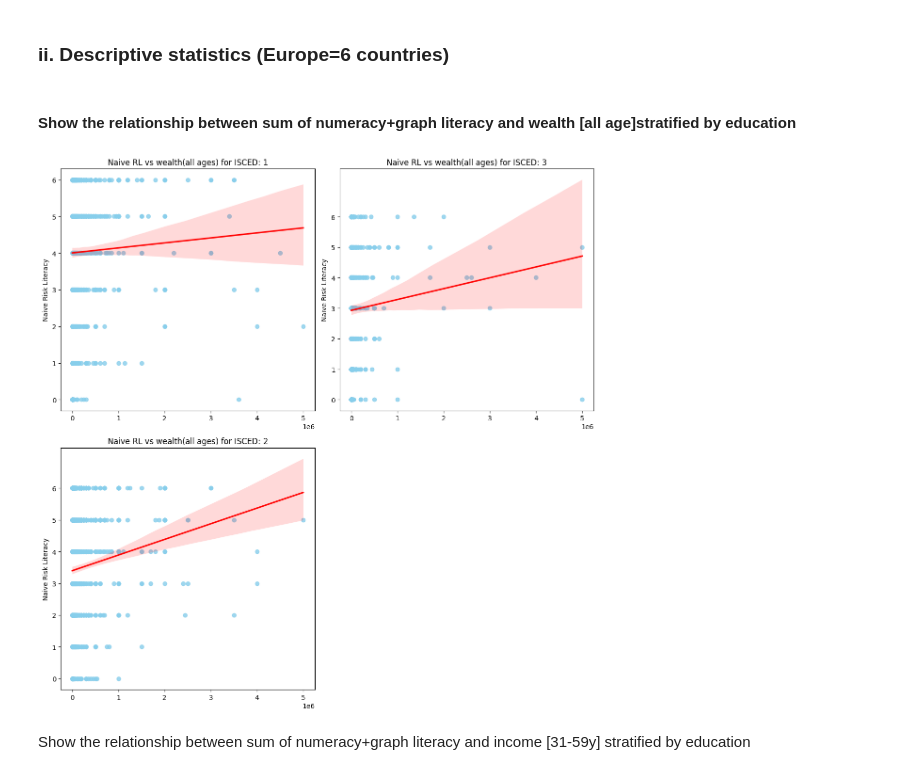
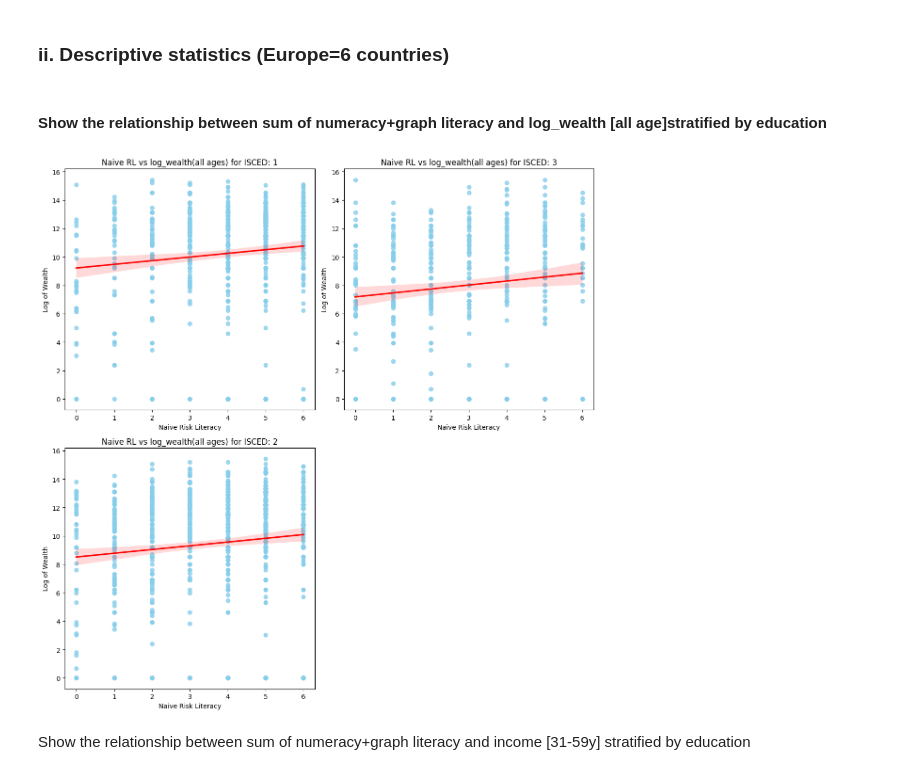
Before and after one commit to Leshleon/risk-literacy, a Jupyter notebook: data_analysis/new_code/final/221025_RL_euro_ind.ipynb, the cells around one changed output. Cells and saved outputs as stored; diff of their text form; code cells hidden in the pictures.

```diff
--- a/data_analysis/new_code/final/221025_RL_euro_ind.ipynb
+++ b/data_analysis/new_code/final/221025_RL_euro_ind.ipynb
@@ -73,6 +105,11 @@ df00 = pd.read_pickle(rf"{import_folder_path}/Europe_dataset_scoredOnly.pkl")
 # NAIVE RL caluclation
 df00["Naive_RL_6"] = df00["GraphLiteracy_3"] + df00["Numeracy_3"]
 df00["Naive_RL_%"] = df00["Naive_RL_6"] / 6 * 100
+
+# natural log of wealth
+natural_log_mask = df00["wealth"] != -1
+df00.loc[natural_log_mask, "log_wealth"] = np.log(df00.loc[natural_log_mask, "wealth"] + 1)
+df00["log_wealth"] = df00["log_wealth"].fillna(0)
 # %%
 # print("Total Observations:", df00["Q1"].count())
 
@@ -133,7 +211,7 @@ for i, country in enumerate(countries):
     for j, value in zip(sample.index, sample.values):
         axes[i].text(j, value + 0.5, f"{value/total * 100:.1f}%", ha = "center", va = "bottom", fontsize=6, color="black")
 
-    axes[i].set_yticks(np.arange(0, 151, step = 20))
+    axes[i].set_yticks(np.arange(0, 300, step = 20))
     axes[i].set_xticks(x)
     axes[i].set_xticklabels(x, rotation = 45, ha = "center")
 
@@ -163,7 +241,7 @@ for i, country in enumerate(countries):
     for j, value in zip(sample.index, sample.values):
         axes[i].text(j, value + 0.5, f"{value/total * 100:.1f}%", ha = "center", va = "bottom", fontsize=6, color="black")
 
-    axes[i].set_yticks(np.arange(0, 151, step = 20))
+    axes[i].set_yticks(np.arange(0, 300, step = 20))
     axes[i].set_xticks(x)
     axes[i].set_xticklabels(x, rotation = 45, ha = "center")
 
@@ -177,32 +255,31 @@ plt.show()
 # %% [markdown]
 ### ii. Descriptive statistics (Europe=6 countries)
 # %% [markdown]
-#### Show the relationship between sum of numeracy+graph literacy and wealth [all age]stratified by education
+#### Show the relationship between sum of numeracy+graph literacy and log_wealth [all age]stratified by education
 # %%
 fig, axes = plt.subplots(2, 2, figsize = [12, 12])
 axes = axes.flatten()
 
 isced = euro["isced"].unique()
 
 for i, edu in enumerate(isced):
     sample = euro.loc[(euro["isced"] == edu) & (euro["wealth"] != -1)].copy()
-    x = sample["wealth"].values
-    y = sample["Naive_RL_6"].values
+    y = sample["log_wealth"].values
+    x = sample["Naive_RL_6"].values
     total = sample.sum()
 
     sns.regplot(x=x, y=y, color="skyblue", ax = axes[i], line_kws={"color": "red"})
 
-    axes[i].set_yticks(np.arange(0, 7, step = 1))
-
-    axes[i].set_ylabel(f"Naive Risk Literacy")
-    axes[i].set_title(f"Naive RL vs wealth(all ages) for ISCED: {edu}")
+    axes[i].set_xlabel(f"Naive Risk Literacy")
+    axes[i].set_ylabel(f"Log of Wealth")
+    axes[i].set_title(f"Naive RL vs log_wealth(all ages) for ISCED: {edu}")
 
 
 fig.delaxes(axes[i+1])
 plt.tight_layout()
 plt.show()
 # %% [output]
-[figure, old version]
+[figure, new version]
 # %% [markdown]
 Show the relationship between sum of numeracy+graph literacy and income [31-59y] stratified by education
 # %%
```
Also changed, not shown: parts of 124 cells of this notebook, 5 other files.
